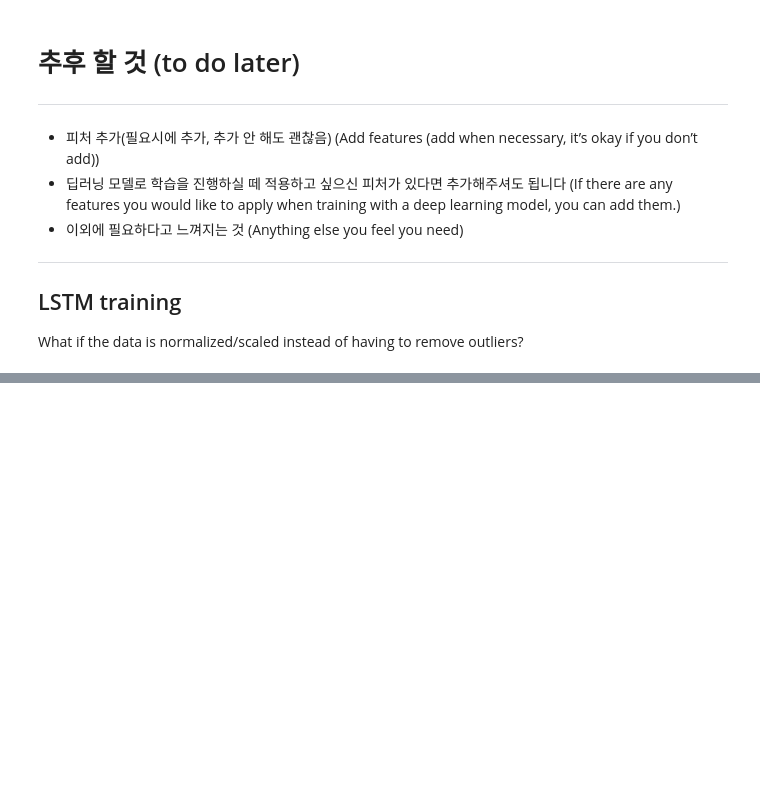
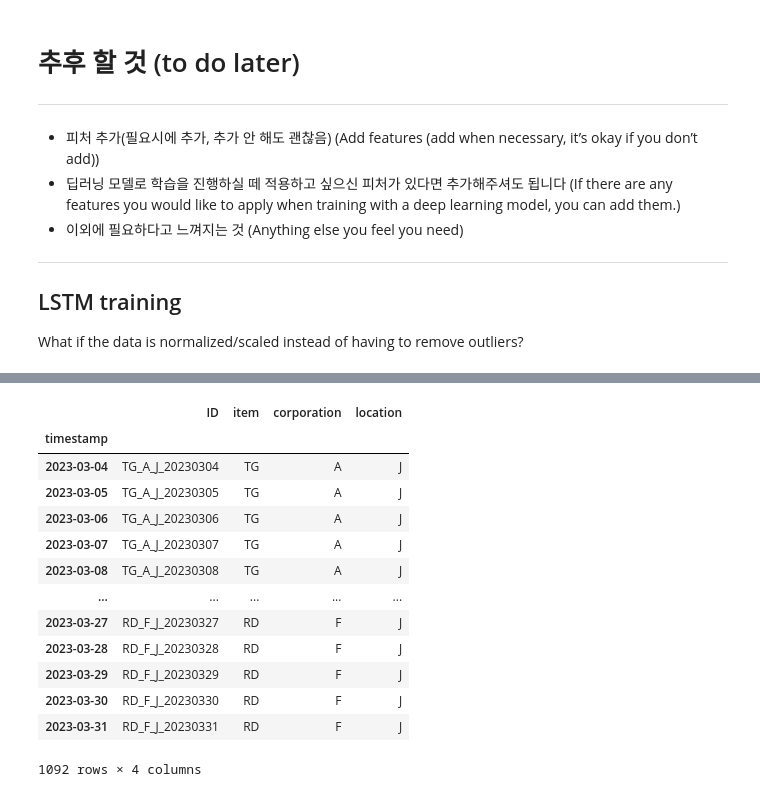
Before and after one commit to albas99/timeseriesdata, a Jupyter notebook: forecast.ipynb, the cells around one changed output, grey strips where cells are left out. Cells and saved outputs as stored; diff of their text form; code cells hidden in the pictures; blank space fills up the shorter version.

```diff
--- a/forecast.ipynb
+++ b/forecast.ipynb
@@ -429,0 +463,20 @@ from sklearn.preprocessing import MinMaxScaler
+# %%
+testdf = test.copy()
+testdf['timestamp']  = pd.to_datetime(testdf['timestamp'])
+testdf.set_index('timestamp', inplace = True)
+testdf
+# %% [output]
+|  | ID | item | corporation | location |
+| timestamp |  |  |  |  |
+| 2023-03-04 | TG_A_J_20230304 | TG | A | J |
+| 2023-03-05 | TG_A_J_20230305 | TG | A | J |
+| 2023-03-06 | TG_A_J_20230306 | TG | A | J |
+| 2023-03-07 | TG_A_J_20230307 | TG | A | J |
+| 2023-03-08 | TG_A_J_20230308 | TG | A | J |
+| ... | ... | ... | ... | ... |
+| 2023-03-27 | RD_F_J_20230327 | RD | F | J |
+| 2023-03-28 | RD_F_J_20230328 | RD | F | J |
+| 2023-03-29 | RD_F_J_20230329 | RD | F | J |
+| 2023-03-30 | RD_F_J_20230330 | RD | F | J |
+| 2023-03-31 | RD_F_J_20230331 | RD | F | J |
+1092 rows × 4 columns
```
Also changed, not shown: parts of 35 cells of this notebook.
